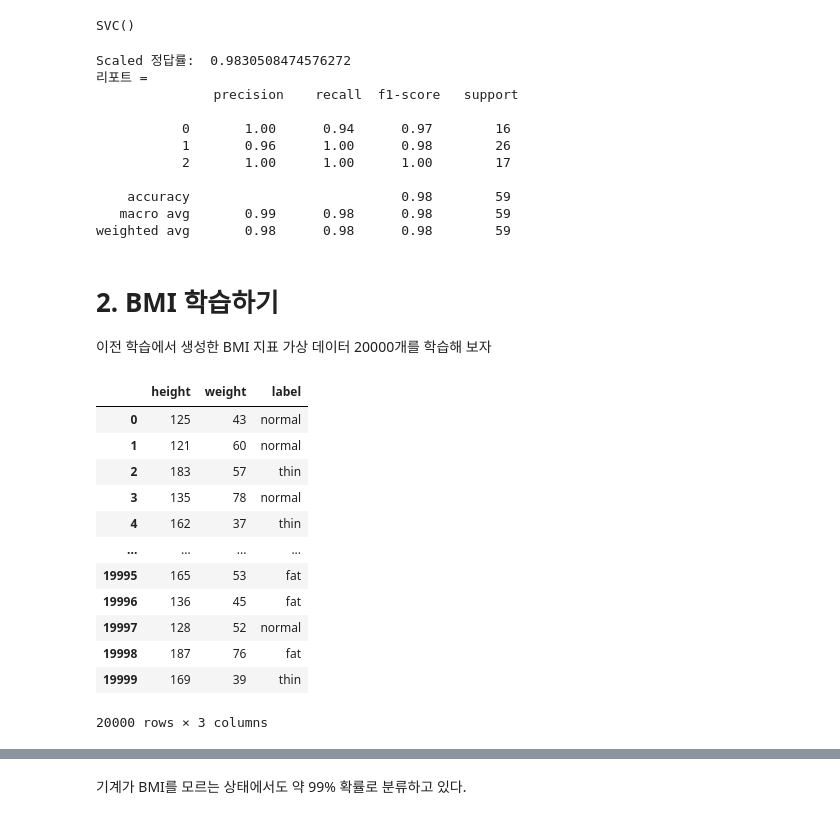
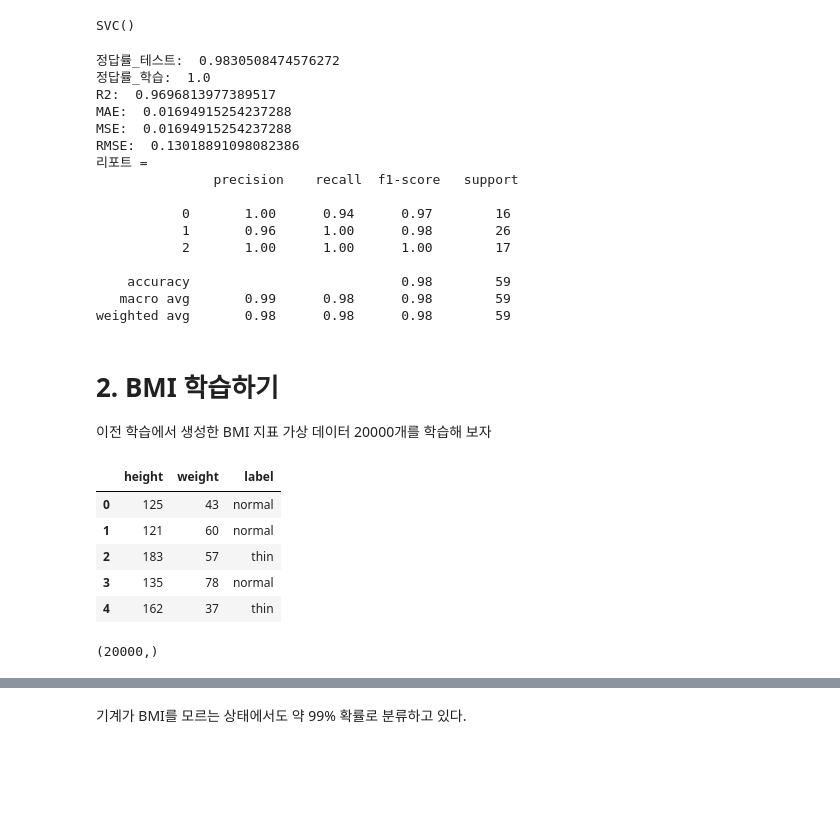
Before and after one commit to Ihan0316/ai_scool, a Jupyter notebook: 7월/7-18/07지도학습-SVM-0.ipynb, the cells around one changed output, grey strips where cells are left out. Saved outputs shown, nothing was run; the diff lists cells and outputs as text; code cells hidden in the pictures; blank space fills up the shorter version.

```diff
--- a/7월/7-18/07지도학습-SVM-0.ipynb
+++ b/7월/7-18/07지도학습-SVM-0.ipynb
@@ -171,26 +205,39 @@ array([[ 1.51861254, -0.5622498 ,  0.23205254, -1.16959318,  1.91390522,
 # %% [output]
 SVC()
-# %%
-# 예측
-
-# Result
-
-
-
-print("Scaled 정답률: ", ac_score)
-print("리포트 = \n", cl_report)
-# %% [output]
-Scaled 정답률:  0.9830508474576272
-리포트 =
-               precision    recall  f1-score   support
-
-           0       1.00      0.94      0.97        16
-           1       0.96      1.00      0.98        26
-           2       1.00      1.00      1.00        17
-
-    accuracy                           0.98        59
-   macro avg       0.99      0.98      0.98        59
-weighted avg       0.98      0.98      0.98        59
+# %%
+# 예측
+pred = svc.predict(X_test)
+ac_score_test = svc.score(X_test, y_test)
+ac_score_train = svc.score(X_train, y_train)
+cl_report = classification_report(y_test, pred)
+
+# Result
+print("정답률_테스트: ", ac_score_test)
+print("정답률_학습: ", ac_score_train)
+
+print("R2: ", r2_score(y_test, pred))
+print("MAE: ", mean_absolute_error(y_test, pred))
+print("MSE: ", mean_squared_error(y_test, pred))
+print("RMSE: ", np.sqrt(mean_squared_error(y_test, pred)))
+
+print("리포트 = \n", cl_report)
+# %% [output]
+정답률_테스트:  0.9830508474576272
+정답률_학습:  1.0
+R2:  0.9696813977389517
+MAE:  0.01694915254237288
+MSE:  0.01694915254237288
+RMSE:  0.13018891098082386
+리포트 =
+               precision    recall  f1-score   support
+
+           0       1.00      0.94      0.97        16
+           1       0.96      1.00      0.98        26
+           2       1.00      1.00      1.00        17
+
+    accuracy                           0.98        59
+   macro avg       0.99      0.98      0.98        59
+weighted avg       0.98      0.98      0.98        59
 # %% [markdown]
 # 2. BMI 학습하기
 
@@ -198,18 +245,11 @@ weighted avg       0.98      0.98      0.98        59
 # %%
 # 키,몸무데,bmi 데이터
 tbl = pd.read_csv('./data/bmi20000.csv')
-tbl
+tbl.head()
 # %% [output]
 |  | height | weight | label |
 | 0 | 125 | 43 | normal |
 | 1 | 121 | 60 | normal |
 | 2 | 183 | 57 | thin |
 | 3 | 135 | 78 | normal |
 | 4 | 162 | 37 | thin |
-| ... | ... | ... | ... |
-| 19995 | 165 | 53 | fat |
-| 19996 | 136 | 45 | fat |
-| 19997 | 128 | 52 | normal |
-| 19998 | 187 | 76 | fat |
-| 19999 | 169 | 39 | thin |
-20000 rows × 3 columns
@@ -218,3 +260,11 @@ tbl
+# %%
+from sklearn.preprocessing import LabelEncoder
+encoder = LabelEncoder()
+
+labels = encoder.fit_transform(labels)
+labels.shape
+# %% [output]
+(20000,)
 # %%
 %%time
 
```
Also changed, not shown: parts of 72 cells of this notebook, 1 other file.
